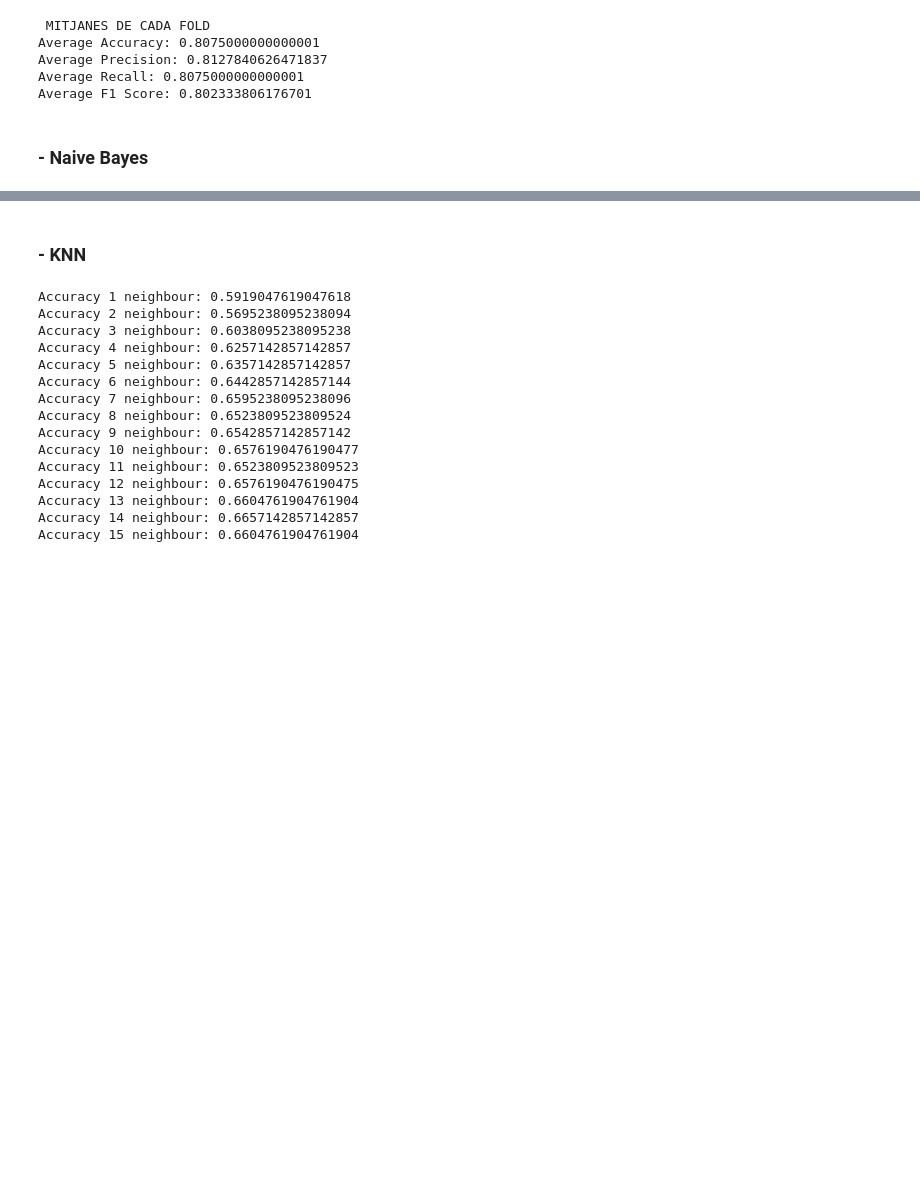
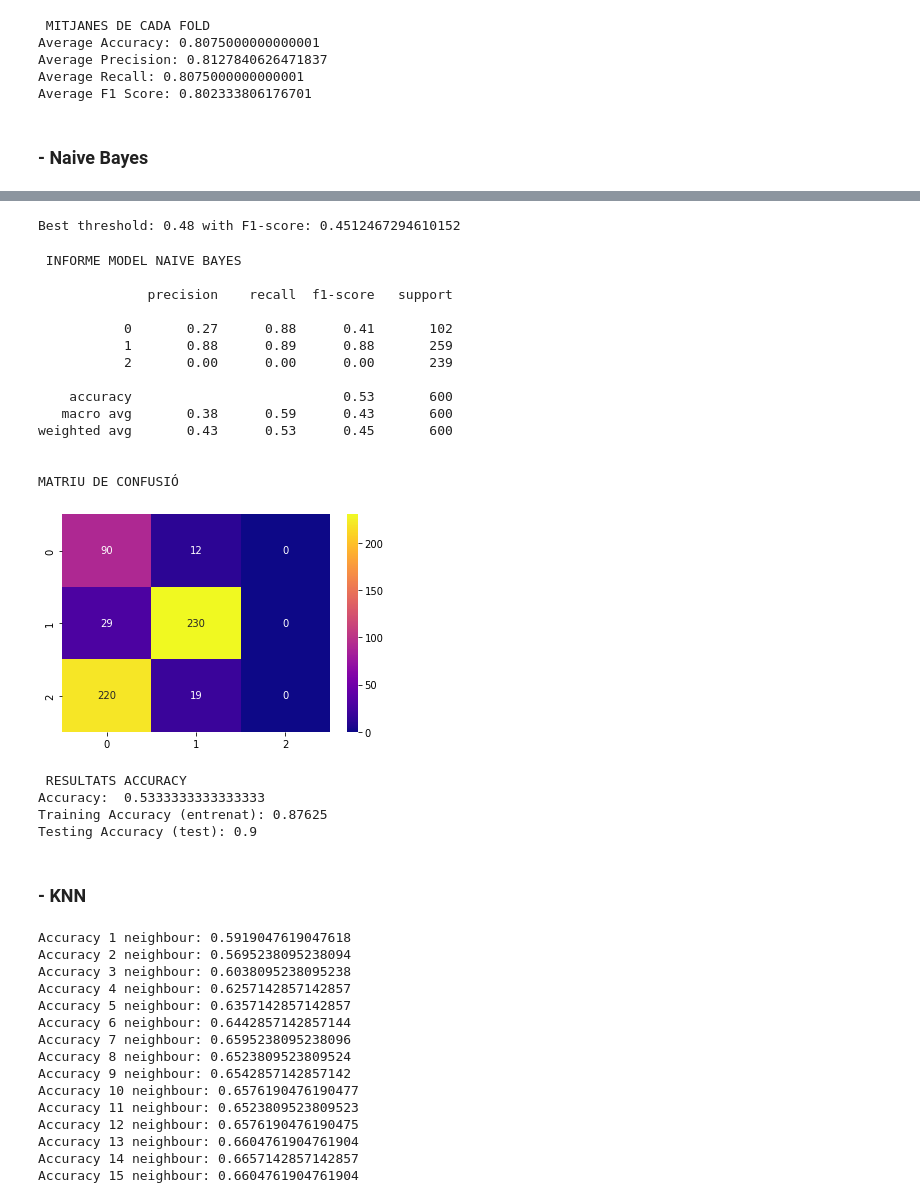
Before and after one commit to PauRF03/practica-MIDA, a Jupyter notebook: Prediccio_edats.ipynb, the cells around one changed output, grey strips where cells are left out. Drawn from its saved outputs; the diff is of its cells as text; code cells hidden in the pictures; blank space fills up the shorter version.

```diff
--- a/Prediccio_edats.ipynb
+++ b/Prediccio_edats.ipynb
@@ -669,3 +576,66 @@ weighted avg       0.88      0.87      0.87       900
+# %%
+gnb = GaussianNB(var_smoothing=grid_search_nb.best_params_['var_smoothing'])
+gnb.fit(X_train, y_train)
+
+# Prediccions per la CLASSE 1
+probs = gnb.predict_proba(X_test)[:, 1]
+
+# Define thresholds to search for the optimal threshold
+thresholds = np.linspace(0, 1, 101)
+
+best_threshold = 0
+best_f1_score = 0
+
+#Buscar millor threshold
+for threshold in thresholds:
+    preds = filterp(threshold, probs)
+    f1 = f1_score(y_test, preds, pos_label=1, average='weighted')
+    if f1 > best_f1_score:
+        best_f1_score = f1
+        best_threshold = threshold
+
+print(f"Best threshold: {best_threshold} with F1-score: {best_f1_score}")
+# %% [output]
+Best threshold: 0.48 with F1-score: 0.4512467294610152
+# %%
+final_preds = filterp(best_threshold, probs)
+
+
+print('\n INFORME MODEL NAIVE BAYES  \n')
+print(classification_report(y_test, final_preds))
+
+#Matriu de confusió
+cm = confusion_matrix(y_test, final_preds)
+
+print("\nMATRIU DE CONFUSIÓ ")
+plt.figure(figsize= (6,4))
+sns.heatmap(cm, annot=True, fmt="d", cmap="plasma")
+plt.show()
+
+print("\n RESULTATS ACCURACY")
+print("Accuracy: ", accuracy_score(y_test,final_preds))
+print('Training Accuracy (entrenat):',gnb.score(X_train,y_train))
+print('Testing Accuracy (test):',gnb.score(X_test,y_test))
+# %% [output]
+ INFORME MODEL NAIVE BAYES
+
+              precision    recall  f1-score   support
+
+           0       0.27      0.88      0.41       102
+           1       0.88      0.89      0.88       259
+           2       0.00      0.00      0.00       239
+
+    accuracy                           0.53       600
+   macro avg       0.38      0.59      0.43       600
+weighted avg       0.43      0.53      0.45       600
+
+
+MATRIU DE CONFUSIÓ
+[figure, added]
+ RESULTATS ACCURACY
+Accuracy:  0.5333333333333333
+Training Accuracy (entrenat): 0.87625
+Testing Accuracy (test): 0.9
 # %% [markdown]
 ### - KNN
 # %%
```
Also changed, not shown: parts of 9 cells of this notebook, 1 other file.
